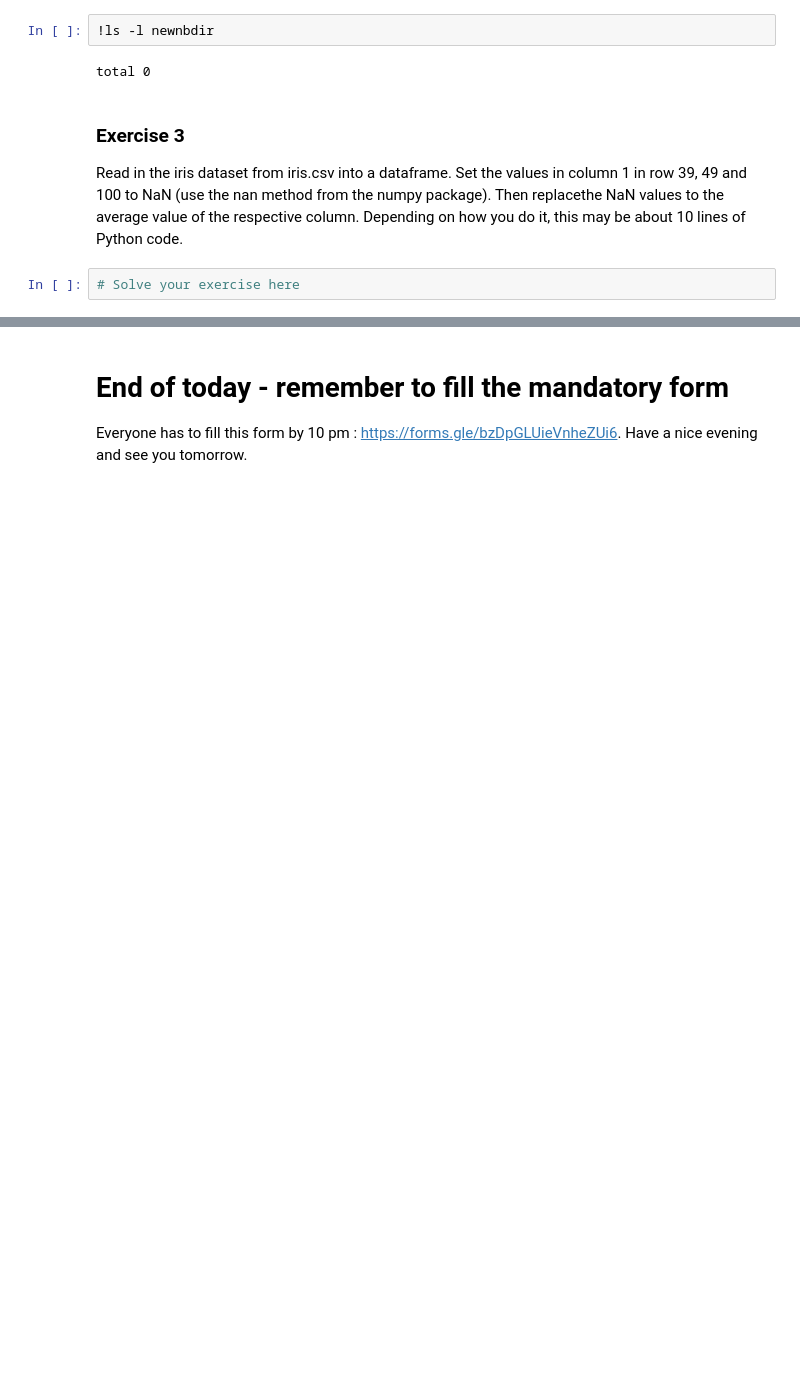
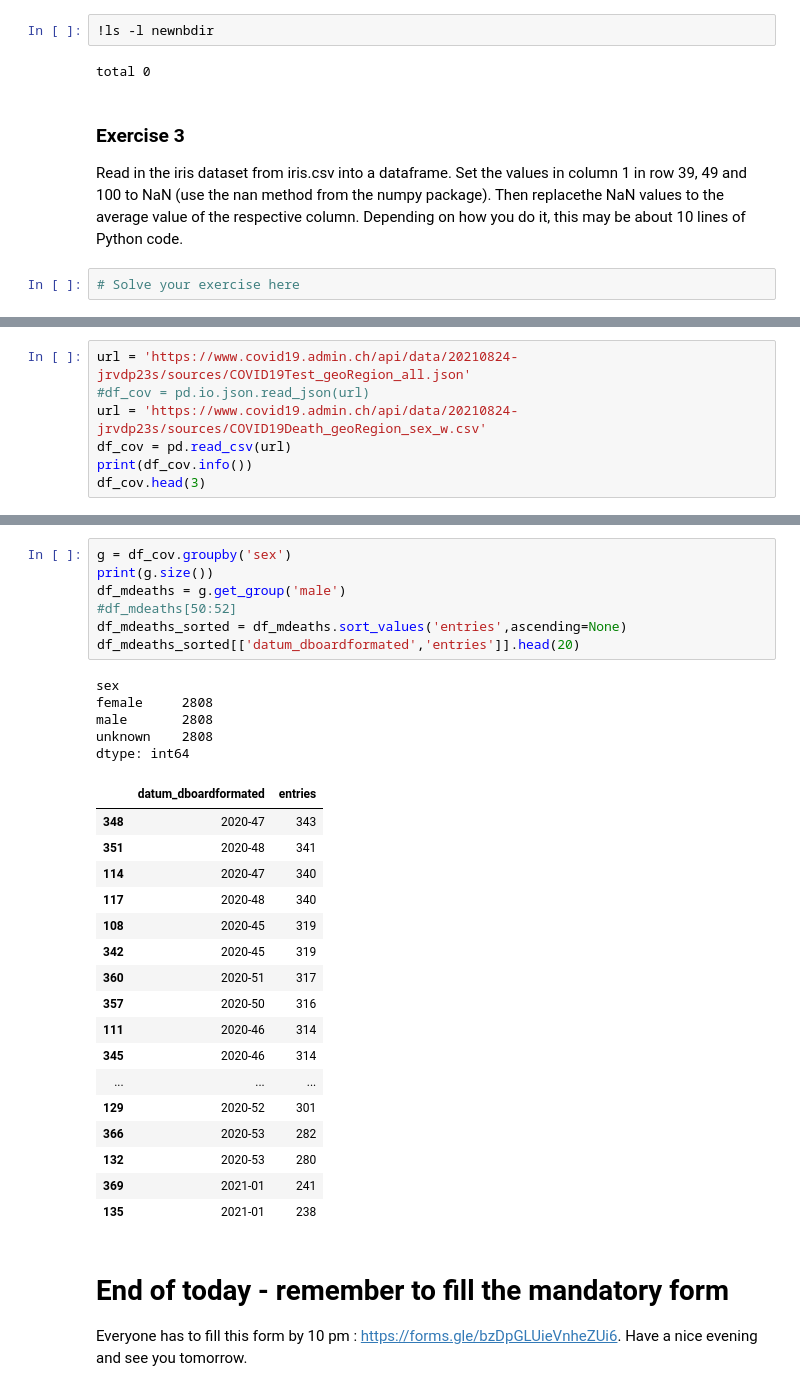
Before and after one commit to sigvehaug/CAS-Applied-Data-Science, a Jupyter notebook: Module-1/M1-D1-DM.ipynb, the cells around one changed output, grey strips where cells are left out. Saved outputs shown, nothing was run; the diff lists cells and outputs as text; blank space fills up the shorter version.

```diff
--- a/Module-1/M1-D1-DM.ipynb
+++ b/Module-1/M1-D1-DM.ipynb
@@ -466,0 +467,7 @@ Print the list of Swiss cantons with the number of registered positive COVID19 t
+# %%
+url = 'https://www.covid19.admin.ch/api/data/20210824-jrvdp23s/sources/COVID19Test_geoRegion_all.json'
+#df_cov = pd.io.json.read_json(url)
+url = 'https://www.covid19.admin.ch/api/data/20210824-jrvdp23s/sources/COVID19Death_geoRegion_sex_w.csv'
+df_cov = pd.read_csv(url)
+print(df_cov.info())
+df_cov.head(3)
@@ -467,3 +496,33 @@ Print the list of Swiss cantons with the number of registered positive COVID19 t
+# %%
+g = df_cov.groupby('sex')
+print(g.size())
+df_mdeaths = g.get_group('male')
+#df_mdeaths[50:52]
+df_mdeaths_sorted = df_mdeaths.sort_values('entries',ascending=None)
+df_mdeaths_sorted[['datum_dboardformated','entries']].head(20)
+# %% [output]
+sex
+female     2808
+male       2808
+unknown    2808
+dtype: int64
+|  | datum_dboardformated | entries |
+| 348 | 2020-47 | 343 |
+| 351 | 2020-48 | 341 |
+| 114 | 2020-47 | 340 |
+| 117 | 2020-48 | 340 |
+| 108 | 2020-45 | 319 |
+| 342 | 2020-45 | 319 |
+| 360 | 2020-51 | 317 |
+| 357 | 2020-50 | 316 |
+| 111 | 2020-46 | 314 |
+| 345 | 2020-46 | 314 |
+| ... | ... | ... |
+| 129 | 2020-52 | 301 |
+| 366 | 2020-53 | 282 |
+| 132 | 2020-53 | 280 |
+| 369 | 2021-01 | 241 |
+| 135 | 2021-01 | 238 |
 # %% [markdown]
 # End of today - remember to fill the mandatory form
 
```
Also changed, not shown: parts of 3 cells of this notebook.
